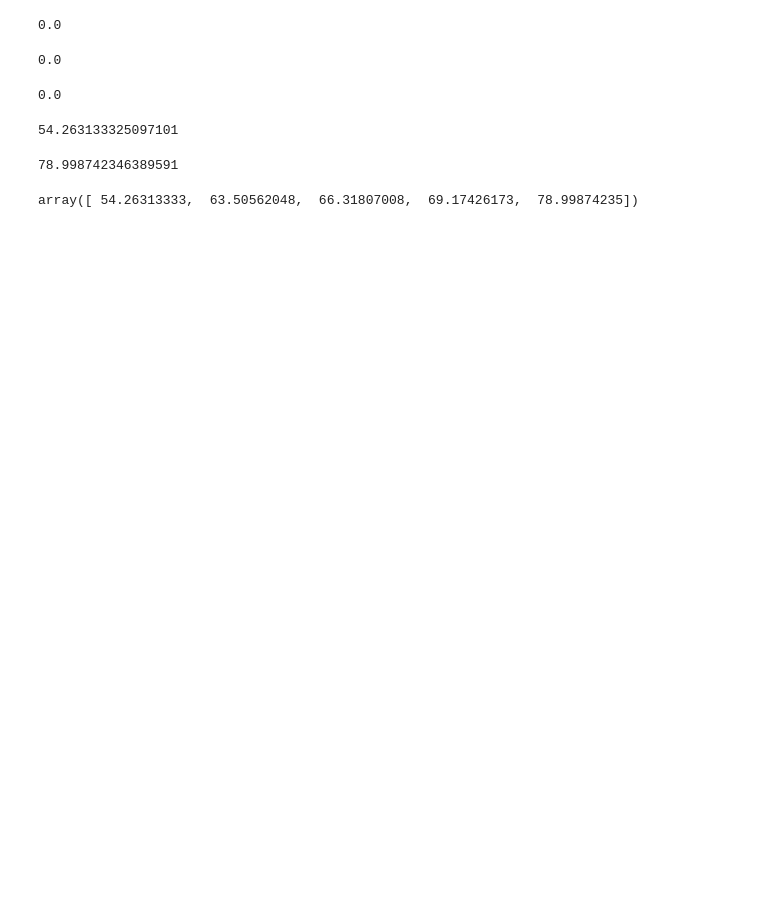
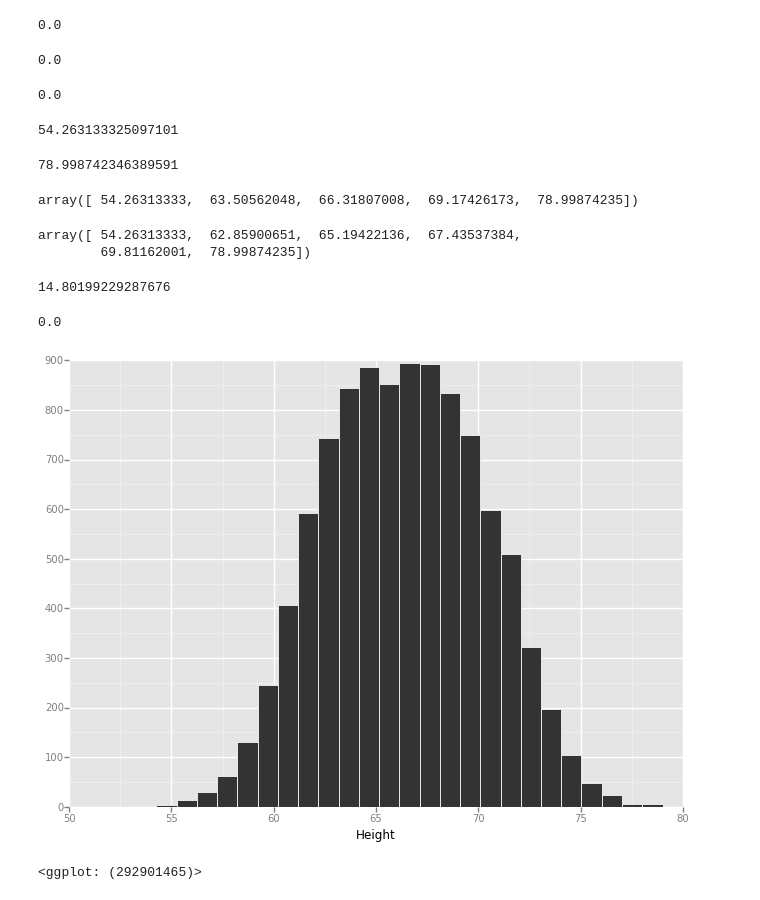
Before and after one commit to vanqm/ML_for_Hackers, a Jupyter notebook: 02-Exploration/chapter02.ipynb, the cells around one changed output. Drawn from its saved outputs; the diff is of its cells as text; code cells hidden in the pictures; blank space fills up the shorter version.

```diff
--- a/02-Exploration/chapter02.ipynb
+++ b/02-Exploration/chapter02.ipynb
@@ -81,4 +82,24 @@ np.percentile(heights, [0,25,50,75,100])
 # %% [output]
 array([ 54.26313333,  63.50562048,  66.31807008,  69.17426173,  78.99874235])
 # %%
-np.percentile(heights, [0,20,40,60,60,100])
+np.percentile(heights, [0,20,40,60,80,100])
+# %% [output]
+array([ 54.26313333,  62.85900651,  65.19422136,  67.43537384,
+        69.81162001,  78.99874235])
+# %%
+def my_var(x):
+    """ calculates the variance of x"""
+    m = x.mean()
+    return ((x-m)**2).sum() / len(x)
+my_var(heights)
+# %% [output]
+14.80199229287676
+# %%
+my_var(heights) - np.var(heights)
+# %% [output]
+0.0
+# %%
+ggplot(heights_weights, aes(x = 'Height')) + geom_histogram(binwidth = 1)
+# %% [output]
+[figure, added]
+<ggplot: (292901465)>
```
Also changed, not shown: parts of 25 cells of this notebook, 1 other file.
